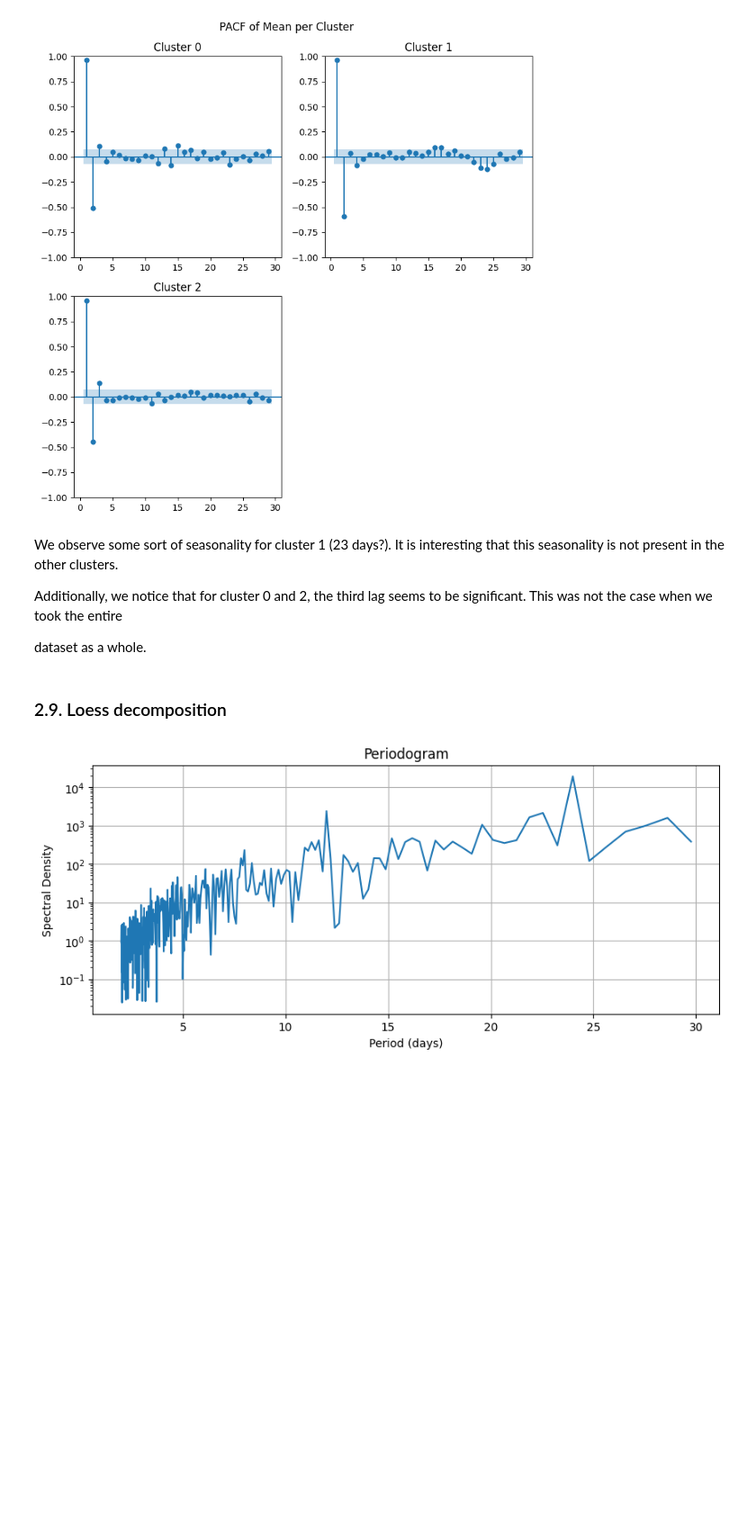
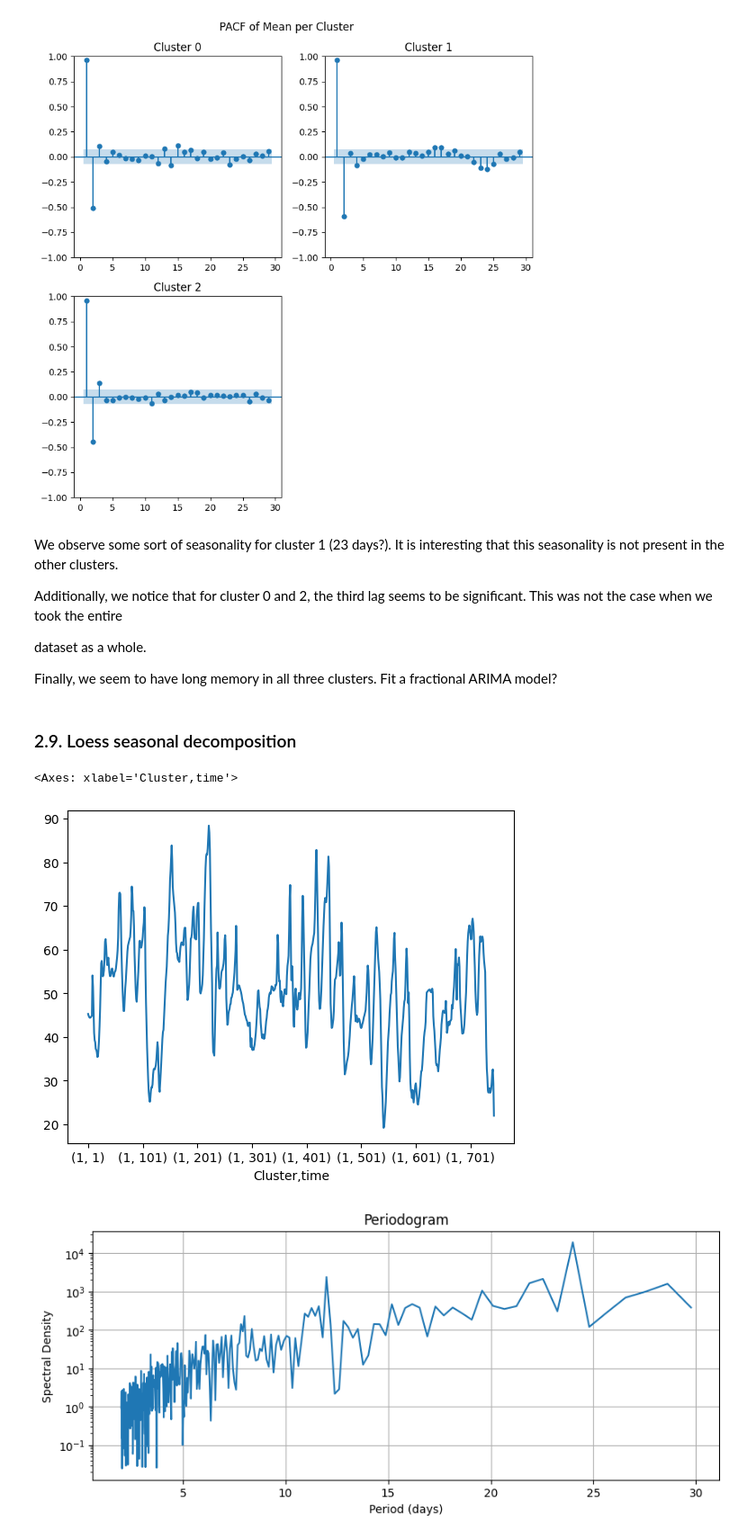
Before and after one commit to Gogonemnem/ensai-assignments, a Jupyter notebook: python_notebooks/explore.ipynb, the cells around one changed output. Shown at 90% size. Cells and saved outputs as stored; diff of their text form; code cells hidden in the pictures; blank space fills up the shorter version.

Commit message:
Improve seasonality part

```diff
--- a/python_notebooks/explore.ipynb
+++ b/python_notebooks/explore.ipynb
@@ -292,8 +292,18 @@ We observe some sort of seasonality for cluster 1 (23 days?). It is interesting
 Additionally, we notice that for cluster 0 and 2, the third lag seems to be significant. This was not the case when we took the entire
 
 dataset as a whole.
+
+Finally, we seem to have long memory in all three clusters. Fit a fractional ARIMA model?
 # %% [markdown]
-### 2.9. Loess decomposition
+### 2.9. Loess seasonal decomposition
+# %%
+# Cluster 1 has potential periodicity
+mu_for_cluster = mu_per_cluster[mu_per_cluster.index.get_level_values(0) == 1]
+
+mu_for_cluster.plot()
+# %% [output]
+<Axes: xlabel='Cluster,time'>
+[figure, added]
 # %%
 import matplotlib.pyplot as plt
 import numpy as np
```
Also changed, not shown: parts of 1 cell of this notebook.
